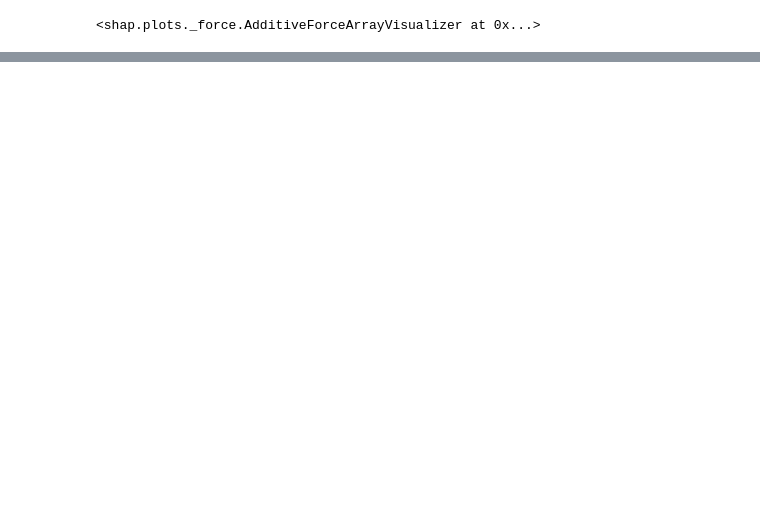
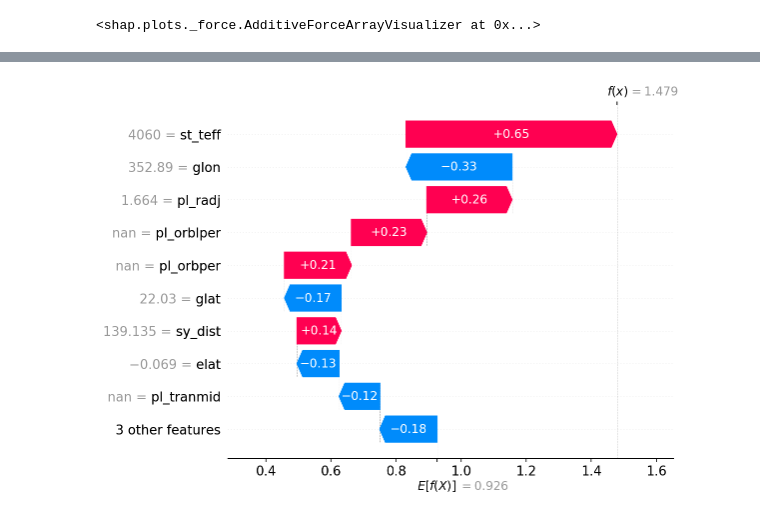
Before and after one commit to sourestdeeds/firefly, a Jupyter notebook: firefly/Project Serenity/workbook.ipynb, the cells around one changed output, grey strips where cells are left out. Cells and saved outputs as stored; diff of their text form; code cells hidden in the pictures; blank space fills up the shorter version.

```diff
--- a/firefly/Project Serenity/workbook.ipynb
+++ b/firefly/Project Serenity/workbook.ipynb
@@ -151,0 +180,5 @@ shap.force_plot(explainer.expected_value, shap_values[:400,:], X_test.iloc[:400,
+# %%
+shap_items = explainer(X)
+shap.plots.waterfall(shap_items[0])
+# %% [output]
+[figure, added]
```
Also changed, not shown: parts of 19 cells of this notebook.
